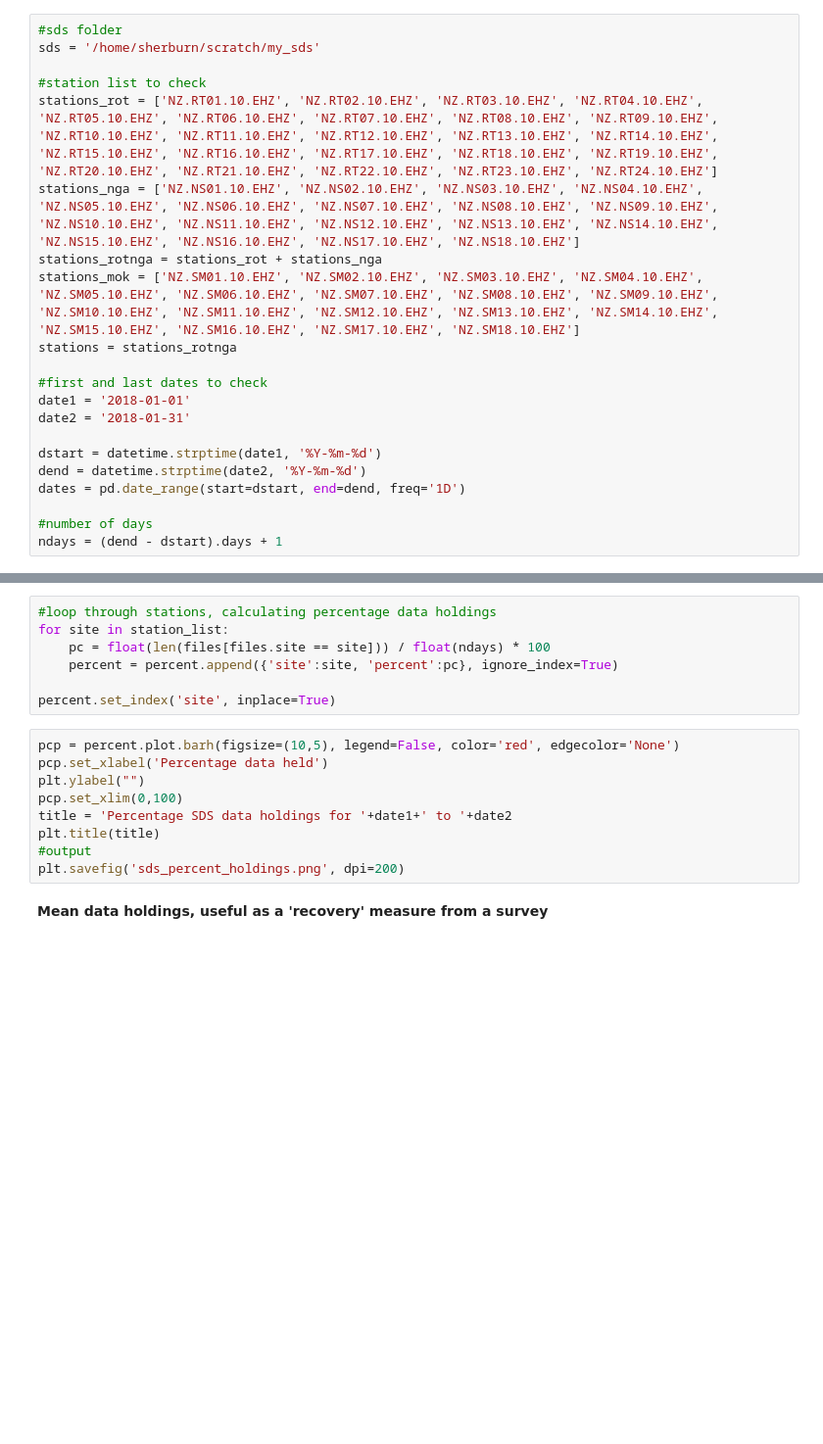
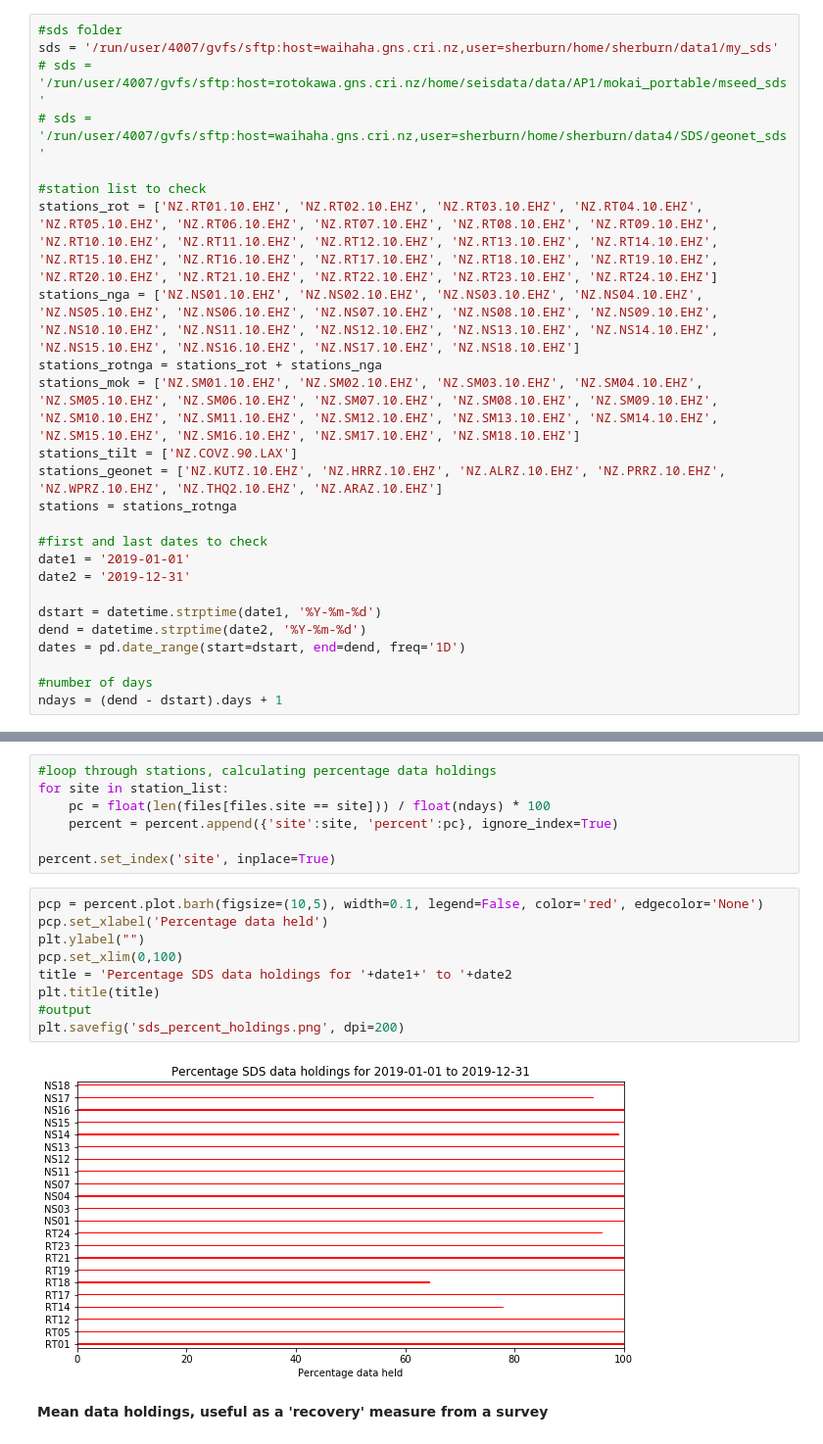
Before and after one commit to rumachan/iPythonNotebooks, a Jupyter notebook: sds_holdings.ipynb, the cells around one changed output, grey strips where cells are left out. Shown at 98% size. Cells and saved outputs as stored; diff of their text form; blank space fills up the shorter version.

Commit message:
percentage bar much narrower

```diff
--- a/sds_holdings.ipynb
+++ b/sds_holdings.ipynb
@@ -21,18 +23,22 @@ import matplotlib.pyplot as plt
 **Setup parameters**
 # %%
 #sds folder
-sds = '/home/sherburn/scratch/my_sds'
+sds = '/run/user/4007/gvfs/sftp:host=waihaha.gns.cri.nz,user=sherburn/home/sherburn/data1/my_sds'
+# sds = '/run/user/4007/gvfs/sftp:host=rotokawa.gns.cri.nz/home/seisdata/data/AP1/mokai_portable/mseed_sds'
+# sds = '/run/user/4007/gvfs/sftp:host=waihaha.gns.cri.nz,user=sherburn/home/sherburn/data4/SDS/geonet_sds'
 
 #station list to check
 stations_rot = ['NZ.RT01.10.EHZ', 'NZ.RT02.10.EHZ', 'NZ.RT03.10.EHZ', 'NZ.RT04.10.EHZ', 'NZ.RT05.10.EHZ', 'NZ.RT06.10.EHZ', 'NZ.RT07.10.EHZ', 'NZ.RT08.10.EHZ', 'NZ.RT09.10.EHZ', 'NZ.RT10.10.EHZ', 'NZ.RT11.10.EHZ', 'NZ.RT12.10.EHZ', 'NZ.RT13.10.EHZ', 'NZ.RT14.10.EHZ', 'NZ.RT15.10.EHZ', 'NZ.RT16.10.EHZ', 'NZ.RT17.10.EHZ', 'NZ.RT18.10.EHZ', 'NZ.RT19.10.EHZ', 'NZ.RT20.10.EHZ', 'NZ.RT21.10.EHZ', 'NZ.RT22.10.EHZ', 'NZ.RT23.10.EHZ', 'NZ.RT24.10.EHZ']
 stations_nga = ['NZ.NS01.10.EHZ', 'NZ.NS02.10.EHZ', 'NZ.NS03.10.EHZ', 'NZ.NS04.10.EHZ', 'NZ.NS05.10.EHZ', 'NZ.NS06.10.EHZ', 'NZ.NS07.10.EHZ', 'NZ.NS08.10.EHZ', 'NZ.NS09.10.EHZ', 'NZ.NS10.10.EHZ', 'NZ.NS11.10.EHZ', 'NZ.NS12.10.EHZ', 'NZ.NS13.10.EHZ', 'NZ.NS14.10.EHZ', 'NZ.NS15.10.EHZ', 'NZ.NS16.10.EHZ', 'NZ.NS17.10.EHZ', 'NZ.NS18.10.EHZ']
 stations_rotnga = stations_rot + stations_nga
 stations_mok = ['NZ.SM01.10.EHZ', 'NZ.SM02.10.EHZ', 'NZ.SM03.10.EHZ', 'NZ.SM04.10.EHZ', 'NZ.SM05.10.EHZ', 'NZ.SM06.10.EHZ', 'NZ.SM07.10.EHZ', 'NZ.SM08.10.EHZ', 'NZ.SM09.10.EHZ', 'NZ.SM10.10.EHZ', 'NZ.SM11.10.EHZ', 'NZ.SM12.10.EHZ', 'NZ.SM13.10.EHZ', 'NZ.SM14.10.EHZ', 'NZ.SM15.10.EHZ', 'NZ.SM16.10.EHZ', 'NZ.SM17.10.EHZ', 'NZ.SM18.10.EHZ']
+stations_tilt = ['NZ.COVZ.90.LAX']
+stations_geonet = ['NZ.KUTZ.10.EHZ', 'NZ.HRRZ.10.EHZ', 'NZ.ALRZ.10.EHZ', 'NZ.PRRZ.10.EHZ', 'NZ.WPRZ.10.EHZ', 'NZ.THQ2.10.EHZ', 'NZ.ARAZ.10.EHZ']
 stations = stations_rotnga
 
 #first and last dates to check
-date1 = '2018-01-01'
-date2 = '2018-01-31'
+date1 = '2019-01-01'
+date2 = '2019-12-31'
 
 dstart = datetime.strptime(date1, '%Y-%m-%d')
 dend = datetime.strptime(date2, '%Y-%m-%d')
@@ -113,14 +121,16 @@ for site in station_list:
 
 percent.set_index('site', inplace=True)
 # %%
-pcp = percent.plot.barh(figsize=(10,5), legend=False, color='red', edgecolor='None')
+pcp = percent.plot.barh(figsize=(10,5), width=0.1, legend=False, color='red', edgecolor='None')
 pcp.set_xlabel('Percentage data held')
 plt.ylabel("")
 pcp.set_xlim(0,100)
 title = 'Percentage SDS data holdings for '+date1+' to '+date2
 plt.title(title)
 #output
 plt.savefig('sds_percent_holdings.png', dpi=200)
+# %% [output]
+[figure, added]
 # %% [markdown]
 **Mean data holdings, useful as a 'recovery' measure from a survey**
 # %%
```
Also changed, not shown: parts of 4 cells of this notebook.
